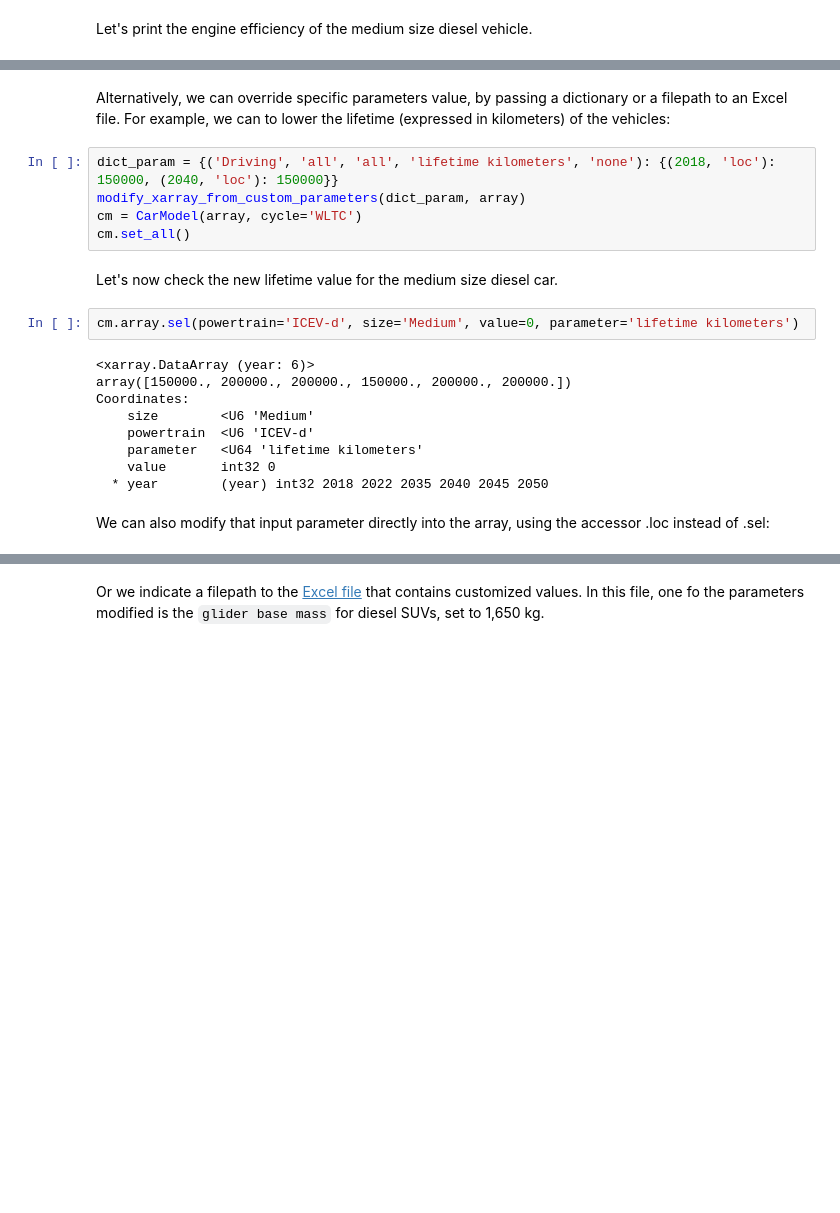
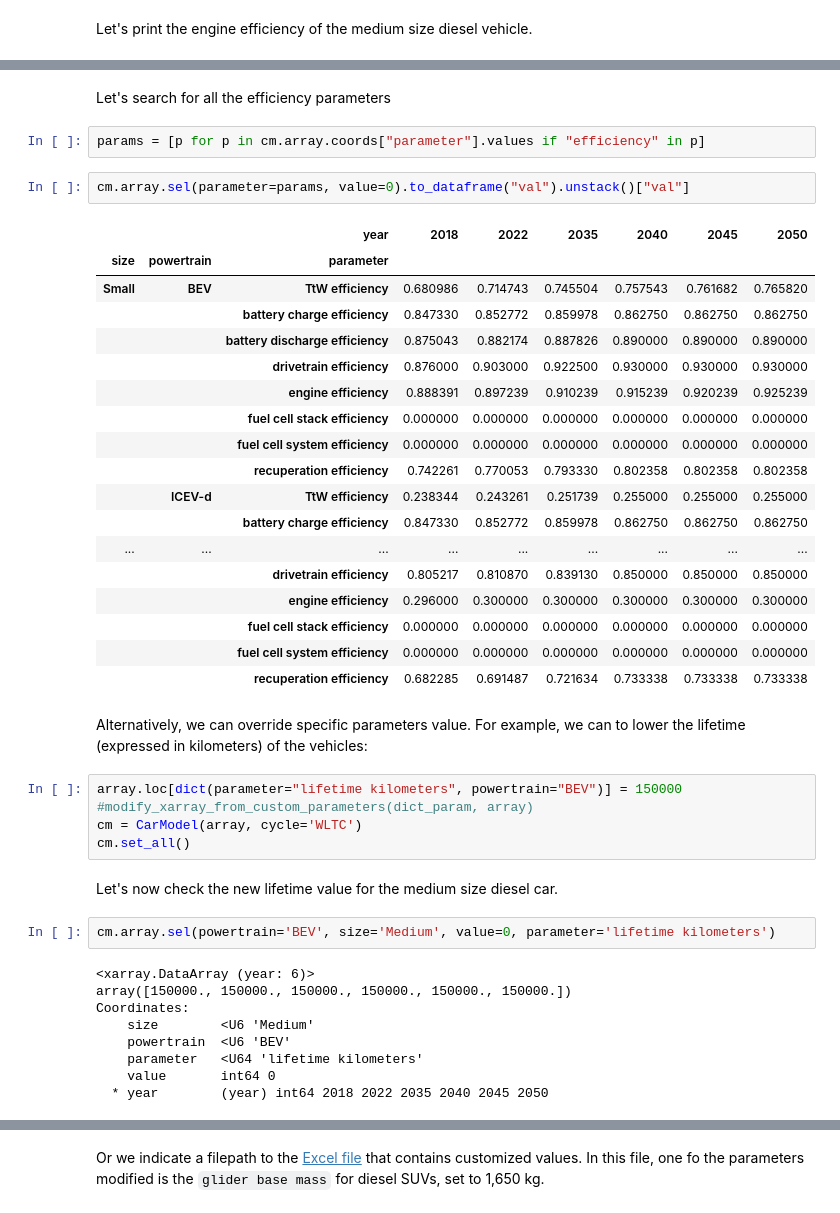
Before and after one commit to romainsacchi/carculator, a Jupyter notebook: examples/Examples.ipynb, the cells around one changed output, grey strips where cells are left out. Saved outputs shown, nothing was run; the diff lists cells and outputs as text; blank space fills up the shorter version.

```diff
--- a/examples/Examples.ipynb
+++ b/examples/Examples.ipynb
@@ -103,23 +106,46 @@ Coordinates:
+# %% [markdown]
+Let's search for all the efficiency parameters
+# %%
+params = [p for p in cm.array.coords["parameter"].values if "efficiency" in p]
+# %%
+cm.array.sel(parameter=params, value=0).to_dataframe("val").unstack()["val"]
+# %% [output]
+|  |  | year | 2018 | 2022 | 2035 | 2040 | 2045 | 2050 |
+| size | powertrain | parameter |  |  |  |  |  |  |
+| Small | BEV | TtW efficiency | 0.680986 | 0.714743 | 0.745504 | 0.757543 | 0.761682 | 0.765820 |
+|  |  | battery charge efficiency | 0.847330 | 0.852772 | 0.859978 | 0.862750 | 0.862750 | 0.862750 |
+|  |  | battery discharge efficiency | 0.875043 | 0.882174 | 0.887826 | 0.890000 | 0.890000 | 0.890000 |
+|  |  | drivetrain efficiency | 0.876000 | 0.903000 | 0.922500 | 0.930000 | 0.930000 | 0.930000 |
+|  |  | engine efficiency | 0.888391 | 0.897239 | 0.910239 | 0.915239 | 0.920239 | 0.925239 |
+|  |  | fuel cell stack efficiency | 0.000000 | 0.000000 | 0.000000 | 0.000000 | 0.000000 | 0.000000 |
+|  |  | fuel cell system efficiency | 0.000000 | 0.000000 | 0.000000 | 0.000000 | 0.000000 | 0.000000 |
+|  |  | recuperation efficiency | 0.742261 | 0.770053 | 0.793330 | 0.802358 | 0.802358 | 0.802358 |
+|  | ICEV-d | TtW efficiency | 0.238344 | 0.243261 | 0.251739 | 0.255000 | 0.255000 | 0.255000 |
+|  |  | battery charge efficiency | 0.847330 | 0.852772 | 0.859978 | 0.862750 | 0.862750 | 0.862750 |
+| ... | ... | ... | ... | ... | ... | ... | ... | ... |
+|  |  | drivetrain efficiency | 0.805217 | 0.810870 | 0.839130 | 0.850000 | 0.850000 | 0.850000 |
+|  |  | engine efficiency | 0.296000 | 0.300000 | 0.300000 | 0.300000 | 0.300000 | 0.300000 |
+|  |  | fuel cell stack efficiency | 0.000000 | 0.000000 | 0.000000 | 0.000000 | 0.000000 | 0.000000 |
+|  |  | fuel cell system efficiency | 0.000000 | 0.000000 | 0.000000 | 0.000000 | 0.000000 | 0.000000 |
+|  |  | recuperation efficiency | 0.682285 | 0.691487 | 0.721634 | 0.733338 | 0.733338 | 0.733338 |
 # %% [markdown]
-Alternatively, we can override specific parameters value, by passing a dictionary or a filepath to an Excel file.
+Alternatively, we can override specific parameters value.
 For example, we can to lower the lifetime (expressed in kilometers) of the vehicles:
 # %%
-dict_param = {('Driving', 'all', 'all', 'lifetime kilometers', 'none'): {(2018, 'loc'): 150000, (2040, 'loc'): 150000}}
-modify_xarray_from_custom_parameters(dict_param, array)
+array.loc[dict(parameter="lifetime kilometers", powertrain="BEV")] = 150000
+#modify_xarray_from_custom_parameters(dict_param, array)
 cm = CarModel(array, cycle='WLTC')
 cm.set_all()
 # %% [markdown]
 Let's now check the new lifetime value for the medium size diesel car.
 # %%
-cm.array.sel(powertrain='ICEV-d', size='Medium', value=0, parameter='lifetime kilometers')
+cm.array.sel(powertrain='BEV', size='Medium', value=0, parameter='lifetime kilometers')
 # %% [output]
 <xarray.DataArray (year: 6)>
-array([150000., 200000., 200000., 150000., 200000., 200000.])
+array([150000., 150000., 150000., 150000., 150000., 150000.])
 Coordinates:
     size        <U6 'Medium'
-    powertrain  <U6 'ICEV-d'
+    powertrain  <U6 'BEV'
     parameter   <U64 'lifetime kilometers'
-    value       int32 0
-  * year        (year) int32 2018 2022 2035 2040 2045 2050
+    value       int64 0
+  * year        (year) int64 2018 2022 2035 2040 2045 2050
-# %% [markdown]
-We can also modify that input parameter directly into the array, using the accessor .loc instead of .sel:
```
Also changed, not shown: parts of 42 cells of this notebook, 3 other files.
